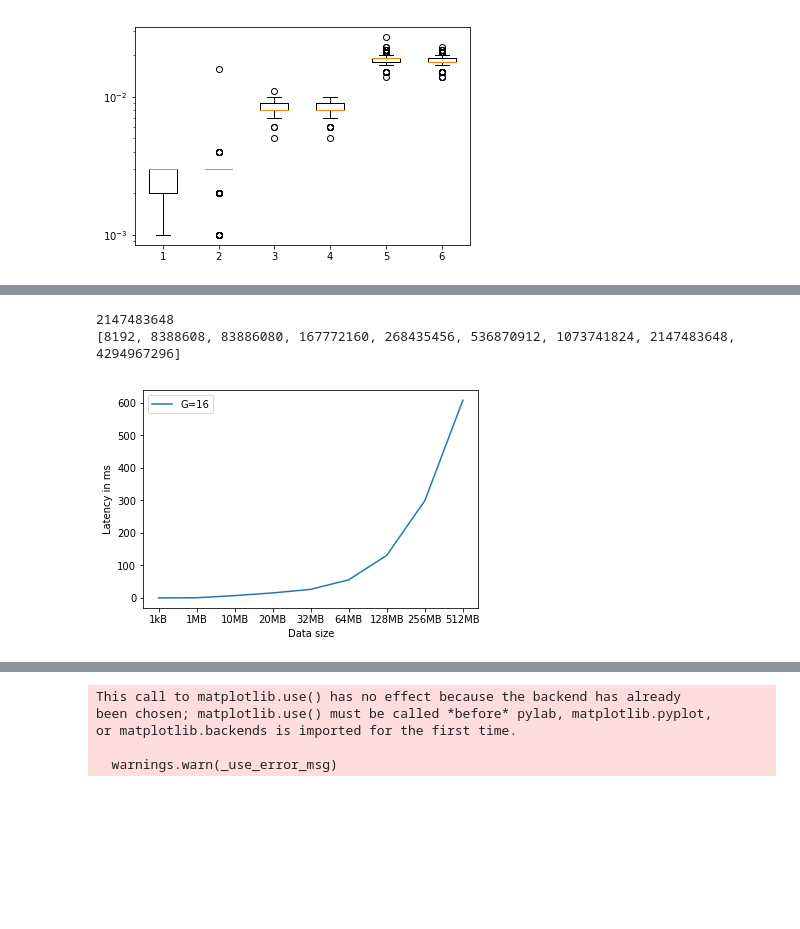
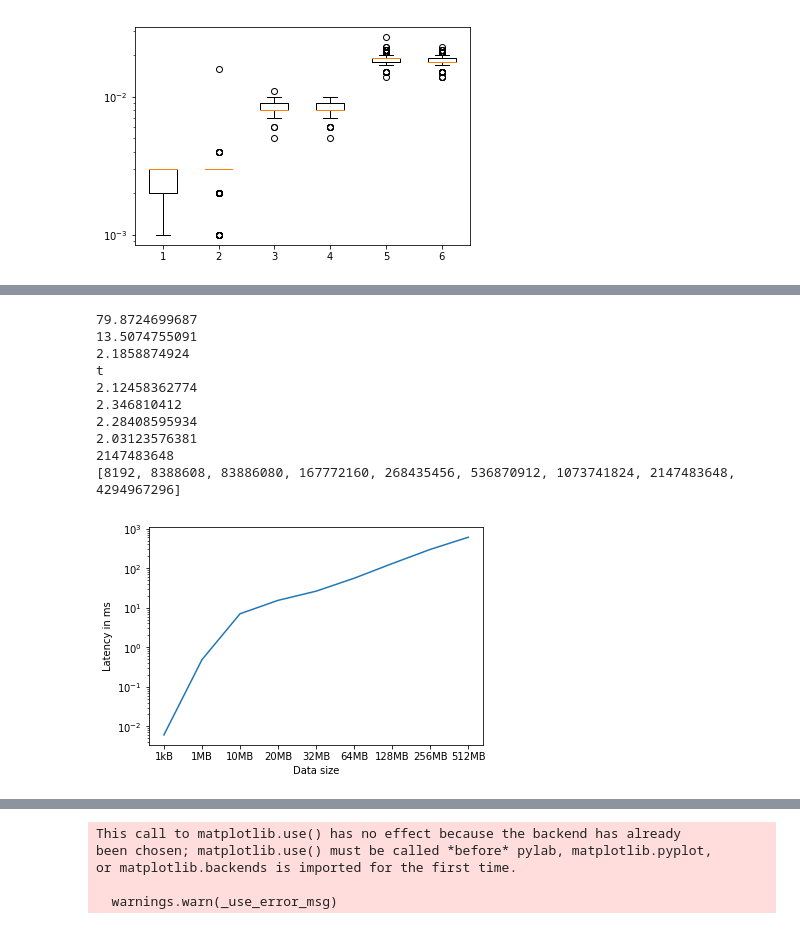
Before and after one commit to looopTools/sw9-source, a Jupyter notebook: RLNC_performance_study.ipynb, the cells around one changed output, grey strips where cells are left out. Cells and saved outputs as stored; diff of their text form; code cells hidden in the pictures; blank space fills up the shorter version.

```diff
--- a/RLNC_performance_study.ipynb
+++ b/RLNC_performance_study.ipynb
@@ -961,6 +1282,14 @@ latencies[6] = get_latency(one_hundre_and_twenty_eight_mb)
 latencies[7] = get_latency(two_hundre_and_fifty_six_mb)
 latencies[8] = get_latency(five_hundre_and_twelve_mb)
 
+print latencies[1]/float(latencies[0])
+print (latencies[2]-float(latencies[1]))/float(latencies[1])
+print latencies[3]/float(latencies[2])
+print 't'
+i = 4
+for x in range(i, (len(latencies)-1)):
+    print (latencies[x+1]/float(latencies[x]))
+
 theory = {}
 
 print calulate_theorectical(8, data_size_in_bytes(256))
@@ -986,7 +1315,7 @@ plt.xticks(data_size, my_xticks)
 
 plt.plot(data_size, latency)
 #plt.plot(data_size, theory)
-plt.legend(['G=16', 'G=16(T)'])
+plt.yscale("log", nonposy="clip")
 plt.ylabel('Latency in ms')
 plt.xlabel('Data size')
 fig.savefig('results/graphs/on_the_fly_gen_16.eps')
@@ -1059,6 +1396,14 @@ latencies[6] = get_latency(one_hundre_and_twenty_eight_mb)
 latencies[7] = get_latency(two_hundre_and_fifty_six_mb)
 latencies[8] = get_latency(five_hundre_and_twelve_mb)
 
+print latencies[1]/float(latencies[0])
+print (latencies[2]-float(latencies[1]))/float(latencies[1])
+print latencies[3]/float(latencies[2])
+print 't'
+i = 4
+for x in range(i, (len(latencies)-1)):
+    print (latencies[x+1]/float(latencies[x]))
+
 theory = {}
 
 print calulate_theorectical(8, data_size_in_bytes(256))
@@ -1084,7 +1429,7 @@ plt.xticks(data_size, my_xticks)
 
 plt.plot(data_size, latency)
 #plt.plot(data_size, theory)
-plt.legend(['G=16', 'G=16(T)'])
+plt.yscale("log", nonposy="clip")
 plt.ylabel('Latency in ms')
 plt.xlabel('Data size')
 fig.savefig('results/graphs/on_the_fly_gen_32.eps')
@@ -1738,6 +2120,14 @@ latencies[6] = get_latency(one_hundre_and_twenty_eight_mb)
 latencies[7] = get_latency(two_hundre_and_fifty_six_mb)
 latencies[8] = get_latency(five_hundre_and_twelve_mb)
 
+print latencies[1]/float(latencies[0])
+print (latencies[2]-float(latencies[1]))/float(latencies[1])
+print latencies[3]/float(latencies[2])
+print 't'
+i = 4
+for x in range(i, (len(latencies)-1)):
+    print (latencies[x+1]/float(latencies[x]))
+
 theory = {}
 
 print calulate_theorectical(8, data_size_in_bytes(256))
@@ -1764,7 +2154,7 @@ plt.xticks(data_size, my_xticks)
 
 plt.plot(data_size, latency)
 #plt.plot(data_size, theory)
-plt.legend(['G=8', 'G=8(T)'])
+plt.yscale("log", nonposy="clip")
 plt.ylabel('Latency in ms')
 plt.xlabel('Data size')
 fig.savefig('results/graphs/actual_on_the_fly_gen_8.eps')
@@ -1837,40 +2235,56 @@ latencies[6] = get_latency(one_hundre_and_twenty_eight_mb)
 latencies[7] = get_latency(two_hundre_and_fifty_six_mb)
 latencies[8] = get_latency(five_hundre_and_twelve_mb)
 
+print latencies[1]/float(latencies[0])
+print (latencies[2]-float(latencies[1]))/float(latencies[1])
+print latencies[3]/float(latencies[2])
+print 't'
+i = 4
+for x in range(i, (len(latencies)-1)):
+    print (latencies[x+1]/float(latencies[x]))
+
 theory = {}
 
 print calulate_theorectical(8, data_size_in_bytes(256))
 theory[0] = calulate_theorectical(8, data_size_in_bytes(1, False))
 theory[1] = calulate_theorectical(8, data_size_in_bytes(1))
 theory[2] = calulate_theorectical(8, data_size_in_bytes(10))
 theory[3] = calulate_theorectical(8, data_size_in_bytes(20))
 theory[4] = calulate_theorectical(8, data_size_in_bytes(32))
 theory[5] = calulate_theorectical(8, data_size_in_bytes(64))
 theory[6] = calulate_theorectical(8, data_size_in_bytes(128))
 theory[7] = calulate_theorectical(8, data_size_in_bytes(256))
 theory[8] = calulate_theorectical(8, data_size_in_bytes(512))
 
 print theory.values()
 
 data_size = np.array(latencies.keys())
 latency = np.array(latencies.values())
 theory = np.array(theory.values())
 pd.DataFrame
 fig = plt.figure()
 my_xticks = ['1kB','1MB','10MB','20MB','32MB','64MB','128MB','256MB','512MB']
 plt.xticks(data_size, my_xticks)
 
 plt.plot(data_size, latency)
 #plt.plot(data_size, theory)
-plt.legend(['G=16', 'G=16(T)'])
+plt.yscale("log", nonposy="clip")
 plt.ylabel('Latency in ms')
 plt.xlabel('Data size')
 fig.savefig('results/graphs/actual_on_the_fly_gen_16.eps')
 plt.show()
 # %% [output]
+79.8724699687
+13.5074755091
+2.1858874924
+t
+2.12458362774
+2.346810412
+2.28408595934
+2.03123576381
 2147483648
 [8192, 8388608, 83886080, 167772160, 268435456, 536870912, 1073741824, 2147483648, 4294967296]
-[figure, old version]
+[figure, new version]
 # %%
 ## Generation Size: 32
 ## Actual On The fly - latency
```
Also changed, not shown: parts of 18 cells of this notebook, 18 other files.
